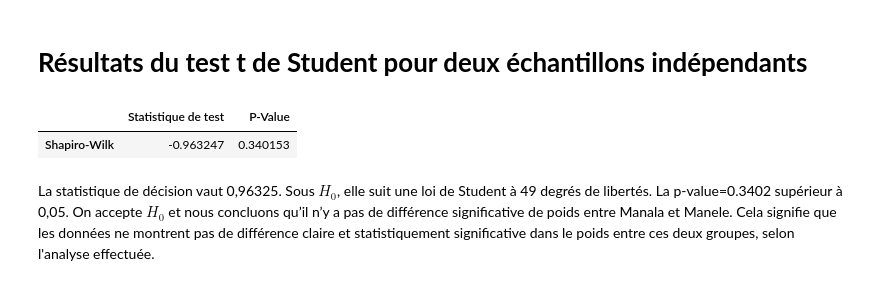
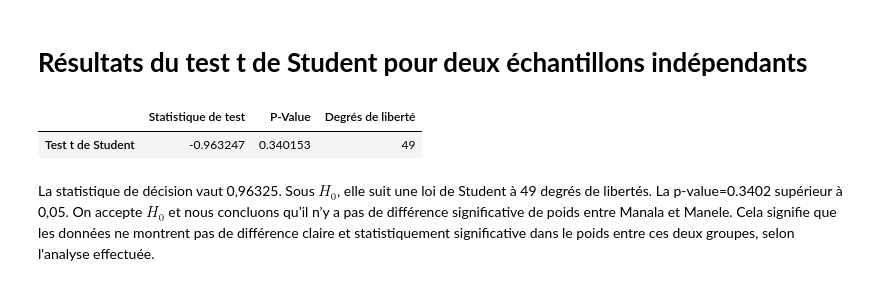
Before and after one commit to bigirimanainnocent12/Test-T-de-student-pour-deux-chantillons-ind-pendants, a Jupyter notebook: Test_T_de_Student_Pour_Deux_échantillons_Indépendants.ipynb, the cells around one changed output. Drawn from its saved outputs; the diff is of its cells as text; code cells hidden in the pictures.

```diff
--- a/Test_T_de_Student_Pour_Deux_échantillons_Indépendants.ipynb
+++ b/Test_T_de_Student_Pour_Deux_échantillons_Indépendants.ipynb
@@ -374,12 +374,14 @@ Toutes les conditions d’application du test t de Student pour deux échantillo
 # **Résultats du test t de Student pour deux échantillons indépendants**
 # %%
 A,B=stats.ttest_ind(Manele,Manala.dropna())
-dicte_ttest_ind={'Statistique de test':A,'P-Value':B}
-ttest_ind=pd.DataFrame(dicte_ttest_ind,index=["Shapiro-Wilk"])
+# Calcul des degrés de liberté
+ddl = len(Manele) + len(Manala.dropna()) - 2
+dicte_ttest_ind={'Statistique de test':A,'P-Value':B,'Degrés de liberté': [ddl]}
+ttest_ind=pd.DataFrame(dicte_ttest_ind,index=["Test t de Student"])
 ttest_ind
 # %% [output]
-|  | Statistique de test | P-Value |
-| Shapiro-Wilk | -0.963247 | 0.340153 |
+|  | Statistique de test | P-Value | Degrés de liberté |
+| Test t de Student | -0.963247 | 0.340153 | 49 |
 # %% [markdown]
 La statistique de décision vaut 0,96325. Sous $H_0$, elle suit une loi de Student à 49 degrés de libertés. La p-value=0.3402 supérieur à 0,05. On accepte $H_0$ et nous concluons qu’il n’y a pas de différence significative de poids entre Manala et Manele. Cela signifie que les données ne montrent pas de différence claire et statistiquement significative dans le poids entre ces deux groupes, selon l'analyse effectuée.
 # %% [markdown]
```
